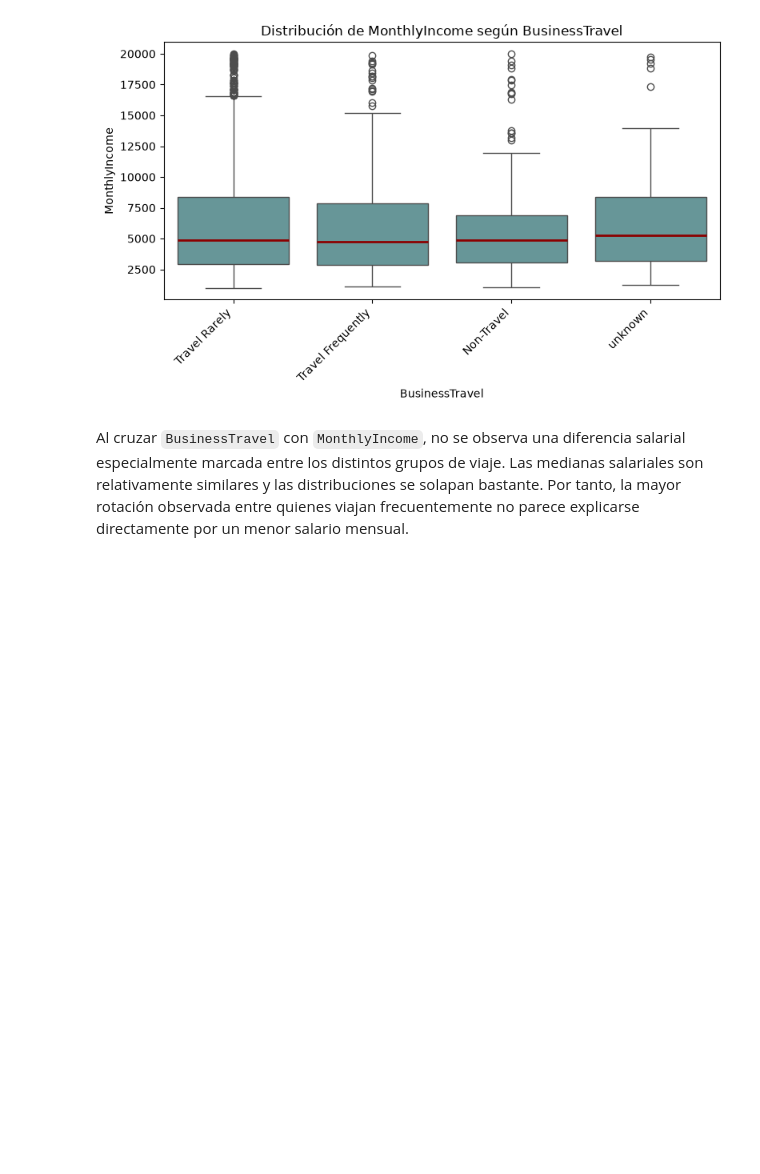
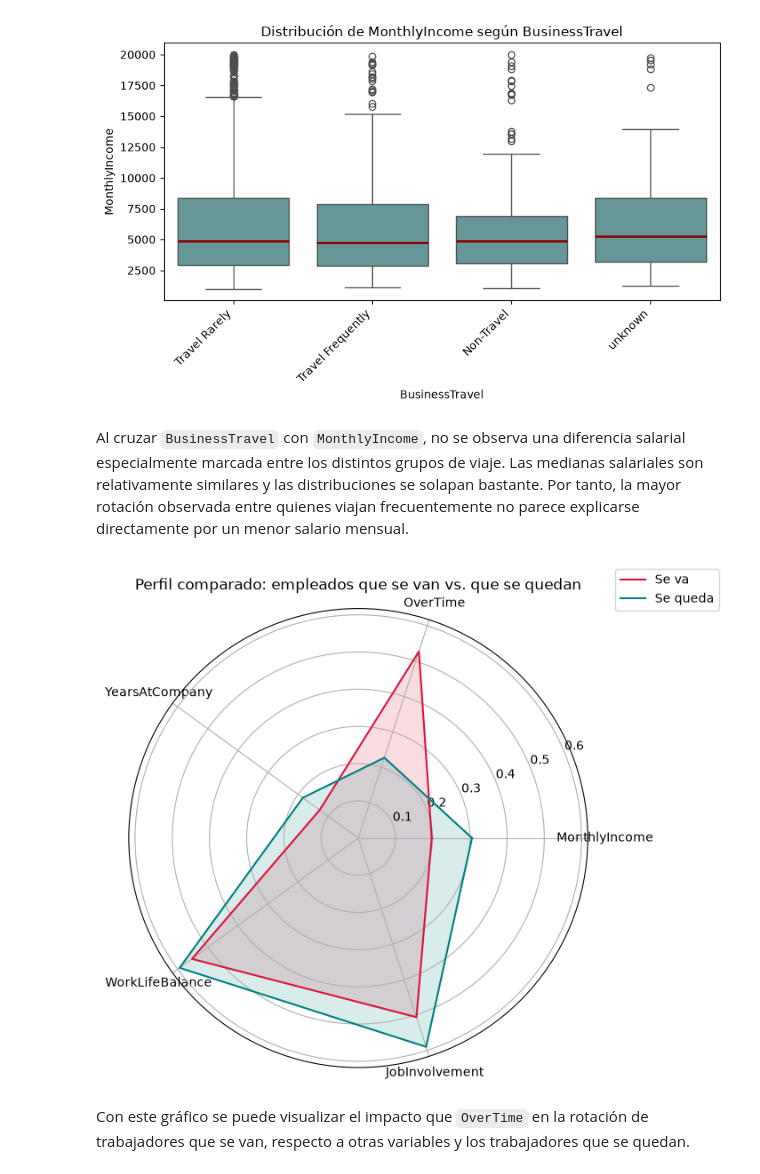
Before and after one commit to Adalab/project-da-promo-67-modulo-3-team-2, a Jupyter notebook: src/notebooks/03_Correlacion.ipynb, the cells around one changed output. Drawn from its saved outputs; the diff is of its cells as text; code cells hidden in the pictures; blank space fills up the shorter version.

Commit message:
grafica de araña para conclusiones

````diff
--- a/src/notebooks/03_Correlacion.ipynb
+++ b/src/notebooks/03_Correlacion.ipynb
@@ -894,3 +894,42 @@ plt.show()
 [figure]
 # %% [markdown]
 Al cruzar ```BusinessTravel``` con ```MonthlyIncome```, no se observa una diferencia salarial especialmente marcada entre los distintos grupos de viaje. Las medianas salariales son relativamente similares y las distribuciones se solapan bastante. Por tanto, la mayor rotación observada entre quienes viajan frecuentemente no parece explicarse directamente por un menor salario mensual.
+# %%
+from math import pi
+
+variables = ['MonthlyIncome', 'OverTime', 'YearsAtCompany', 'WorkLifeBalance', 'JobInvolvement']
+
+# Normalizamos cada variable a escala 0-1 para poder compararlas en el mismo radar
+df_norm = df_final.copy()
+
+for var in variables:
+    if df_final[var].dtype == 'bool' or str(df_final[var].dtype) == 'boolean':
+        # OverTime ya está en 0-1, solo la convertimos a numérico, sin normalizar
+        df_norm[var] = df_final[var].astype(int)
+    else:
+        df_norm[var] = (df_final[var] - df_final[var].min()) / (df_final[var].max() - df_final[var].min())
+
+perfil_se_va = df_norm[df_norm['Attrition'] == True][variables].mean()
+perfil_se_queda = df_norm[df_norm['Attrition'] == False][variables].mean()
+
+angulos = [n / len(variables) * 2 * pi for n in range(len(variables))]
+angulos += angulos[:1]
+
+fig, ax = plt.subplots(figsize=(7, 6), subplot_kw=dict(polar=True))
+
+for perfil, nombre, color in [(perfil_se_va, 'Se va', 'crimson'), (perfil_se_queda, 'Se queda', 'teal')]:
+    valores = perfil.tolist()
+    valores += valores[:1]
+    ax.plot(angulos, valores, label=nombre, color=color)
+    ax.fill(angulos, valores, alpha=0.15, color=color)
+
+ax.set_xticks(angulos[:-1])
+ax.set_xticklabels(variables)
+plt.title('Perfil comparado: empleados que se van vs. que se quedan')
+plt.legend(loc='upper right', bbox_to_anchor=(1.3, 1.1))
+plt.tight_layout()
+plt.show()
+# %% [output]
+[figure, added]
+# %% [markdown]
+Con este gráfico se puede visualizar el impacto que `OverTime` en la rotación de trabajadores que se van, respecto a otras variables y los trabajadores que se quedan.
````
Also changed, not shown: parts of 1 cell of this notebook, 1 other file.
